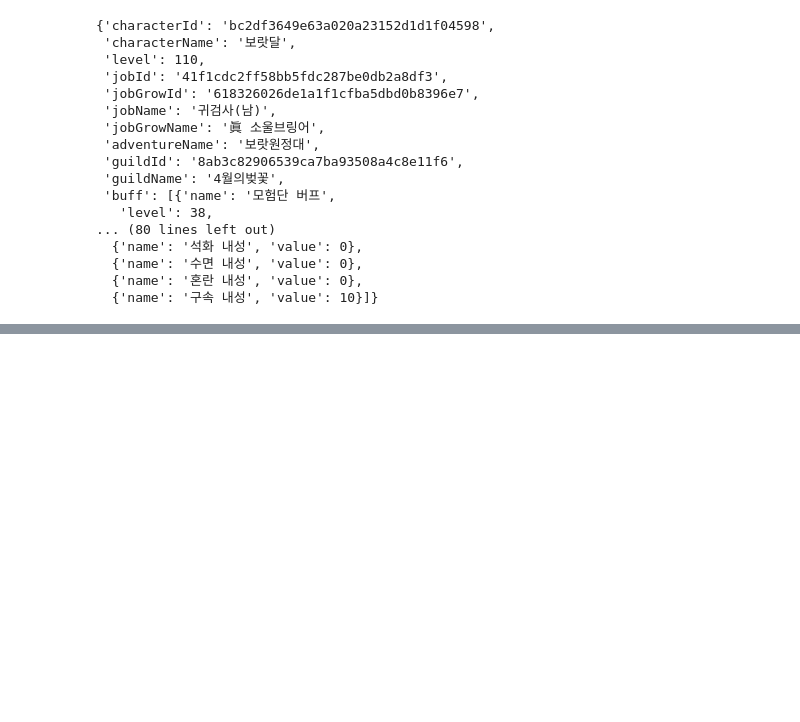
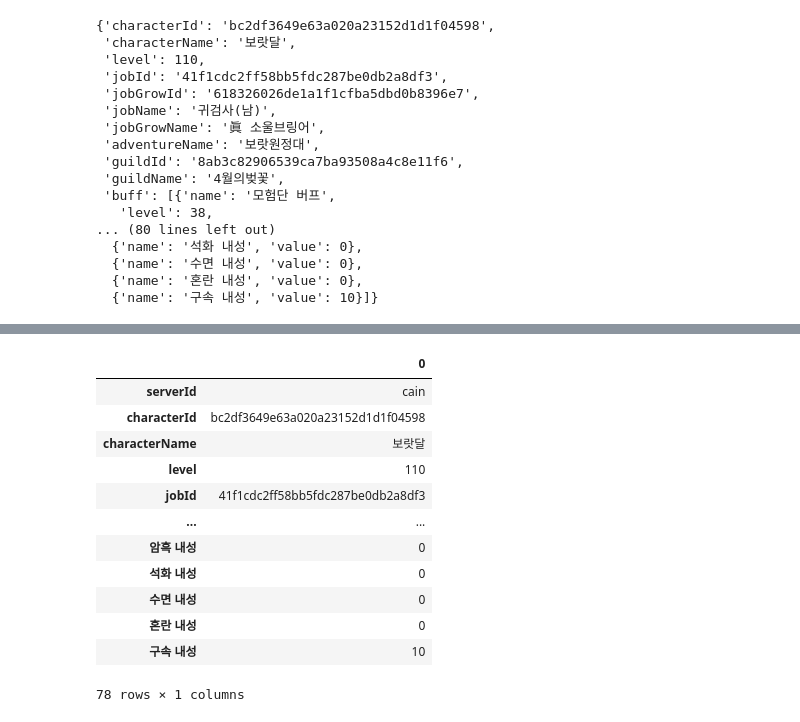
Before and after one commit to nbac406/dundam, a Jupyter notebook: Neople_api연습.ipynb, the cells around one changed output, grey strips where cells are left out. Drawn from its saved outputs; the diff is of its cells as text; code cells hidden in the pictures; blank space fills up the shorter version.

```diff
--- a/Neople_api연습.ipynb
+++ b/Neople_api연습.ipynb
@@ -115,0 +335,3 @@ for i in b['status'] :
+# %%
+stats_dict = {d.pop('name'): d.pop('value') for d in b['status']}
+stats_dict
@@ -115,0 +356,3 @@ for i in b['status'] :
+# %%
+main = answer['rows'][0]
+main
@@ -115,0 +368,2 @@ for i in b['status'] :
+# %%
+main.update(stats_dict)
@@ -115,0 +390,17 @@ for i in b['status'] :
+# %%
+df = pd.DataFrame.from_dict(main, orient='index')
+df
+# %% [output]
+|  | 0 |
+| serverId | cain |
+| characterId | bc2df3649e63a020a23152d1d1f04598 |
+| characterName | 보랏달 |
+| level | 110 |
+| jobId | 41f1cdc2ff58bb5fdc287be0db2a8df3 |
+| ... | ... |
+| 암흑 내성 | 0 |
+| 석화 내성 | 0 |
+| 수면 내성 | 0 |
+| 혼란 내성 | 0 |
+| 구속 내성 | 10 |
+78 rows × 1 columns
```
Also changed, not shown: parts of 41 cells of this notebook.
